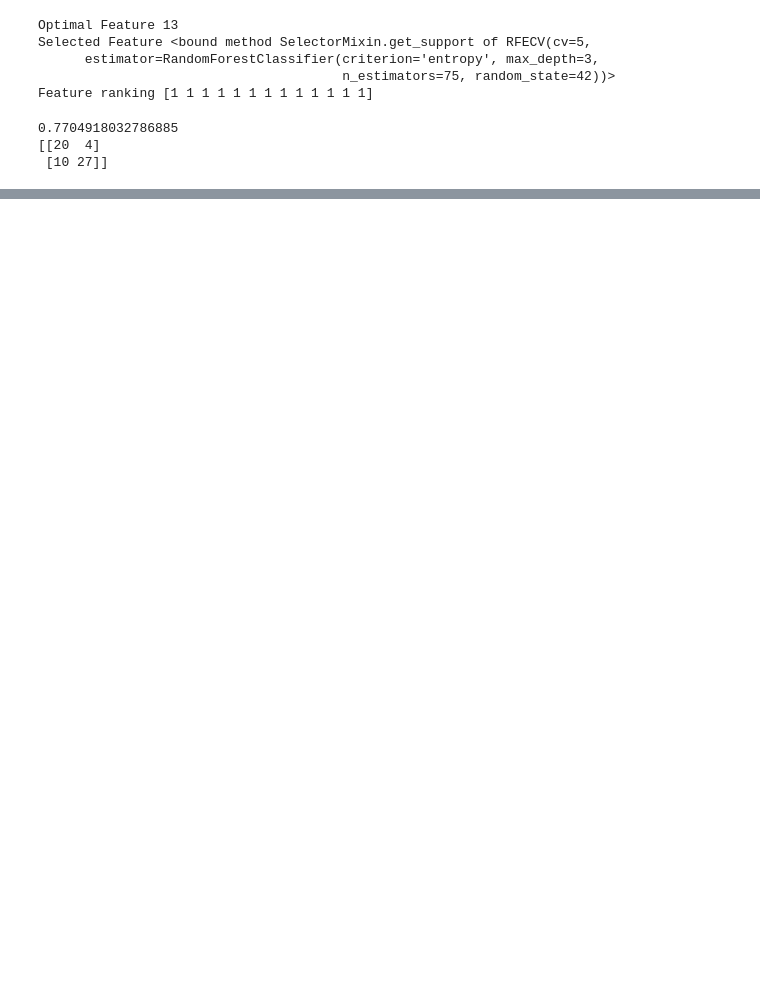
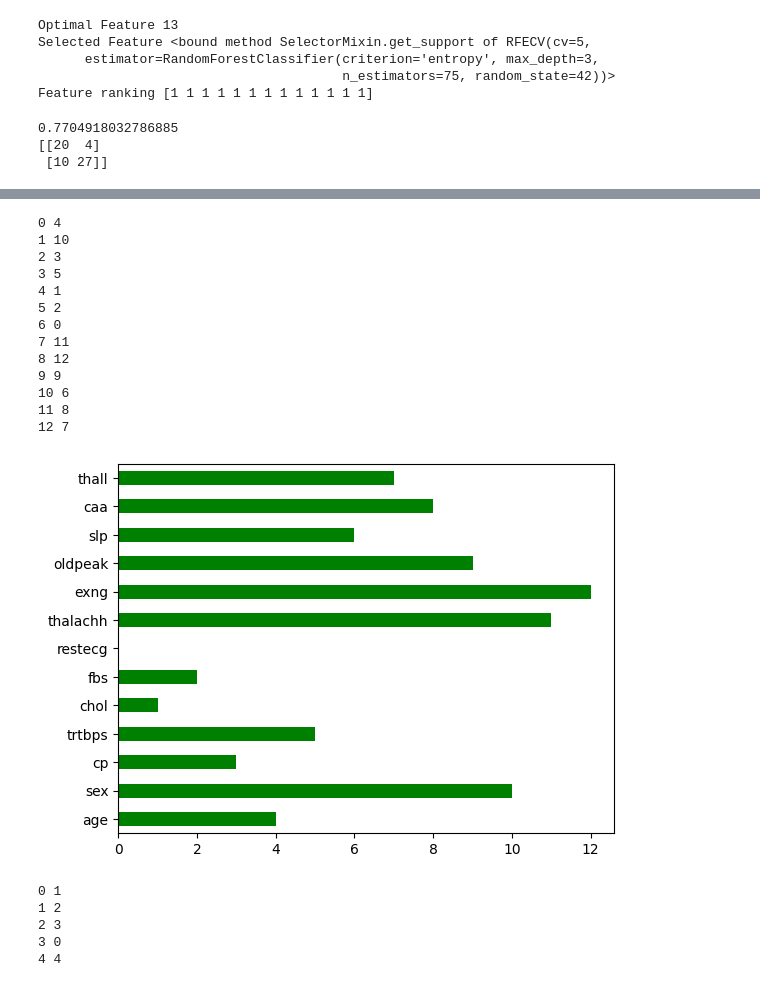
Before and after one commit to kigit2017/FeatureSelection, a Jupyter notebook: Featureselection.ipynb, the cells around one changed output, grey strips where cells are left out. Saved outputs shown, nothing was run; the diff lists cells and outputs as text; code cells hidden in the pictures; blank space fills up the shorter version.

```diff
--- a/Featureselection.ipynb
+++ b/Featureselection.ipynb
@@ -259,0 +356,45 @@ print(confusion_matrix(pred1,test_y))
+# %%
+from skfeature.function.similarity_based import fisher_score
+import matplotlib.pyplot as plt
+%matplotlib  inline
+# Calculating score
+ranks = fisher_score.fisher_score(np.array(X),np.array(y))
+for f_i, rank in  enumerate(ranks):
+  print(f_i,rank)
+
+# Plotting the Rank
+feat_importances = pd.Series(ranks, data.columns[0:len(data.columns)-1])
+feat_importances.plot(kind = 'barh',color = 'green')
+plt.show()
+# %% [output]
+0 4
+1 10
+2 3
+3 5
+4 1
+5 2
+6 0
+7 11
+8 12
+9 9
+10 6
+11 8
+12 7
+[figure, added]
+# %%
+import numpy as np
+np.random.seed(42) #Dataset
+Z = np.random.rand(100,5) # 100 sample ,5 features
+w=  np.random.randint(2,size = 100) # Binary class labels
+
+#
+fisher_scores = fisher_score.fisher_score(Z,w)
+
+for feature_idx, score in enumerate(fisher_scores):
+  print(feature_idx, score)
+# %% [output]
+0 1
+1 2
+2 3
+3 0
+4 4
```
Also changed, not shown: parts of 16 cells of this notebook.
